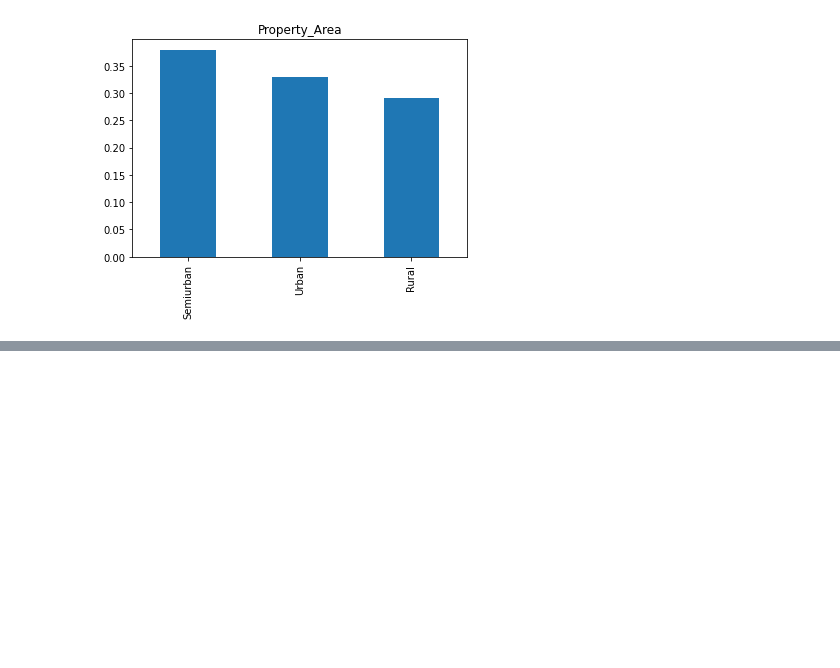
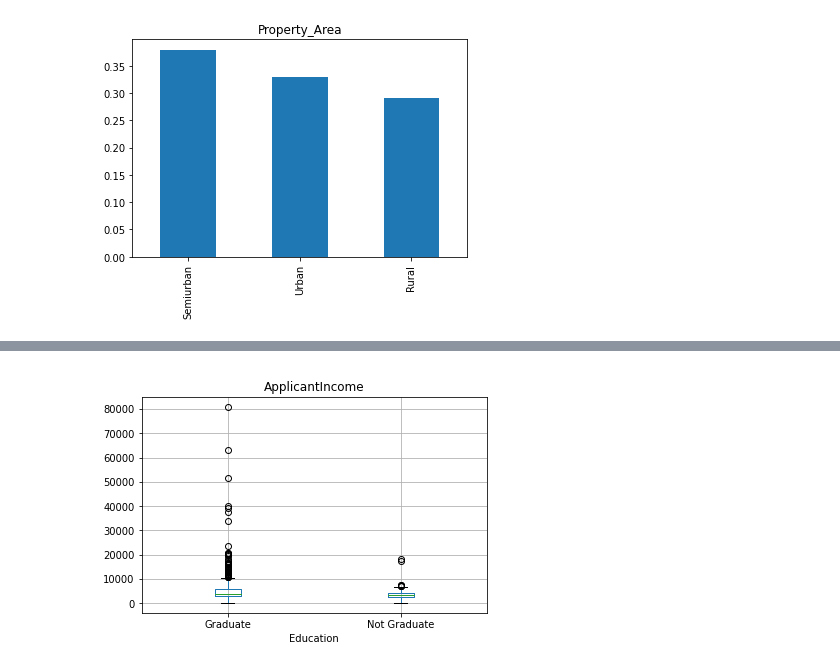
Before and after one commit to Alfred726/Loan-Prediction-Problem, a Jupyter notebook: loan prediction.ipynb, the cells around one changed output, grey strips where cells are left out. Drawn from its saved outputs; the diff is of its cells as text; code cells hidden in the pictures; blank space fills up the shorter version.

```diff
--- a/loan prediction.ipynb
+++ b/loan prediction.ipynb
@@ -232,0 +251,6 @@ train["Property_Area"].value_counts(normalize=True).plot.bar(title="Property_Are
+# %%
+train.boxplot(column='ApplicantIncome',by="Education" )
+plt.suptitle(" ")
+plt.show()
+# %% [output]
+[figure, added]
```
Also changed, not shown: parts of 19 cells of this notebook.
